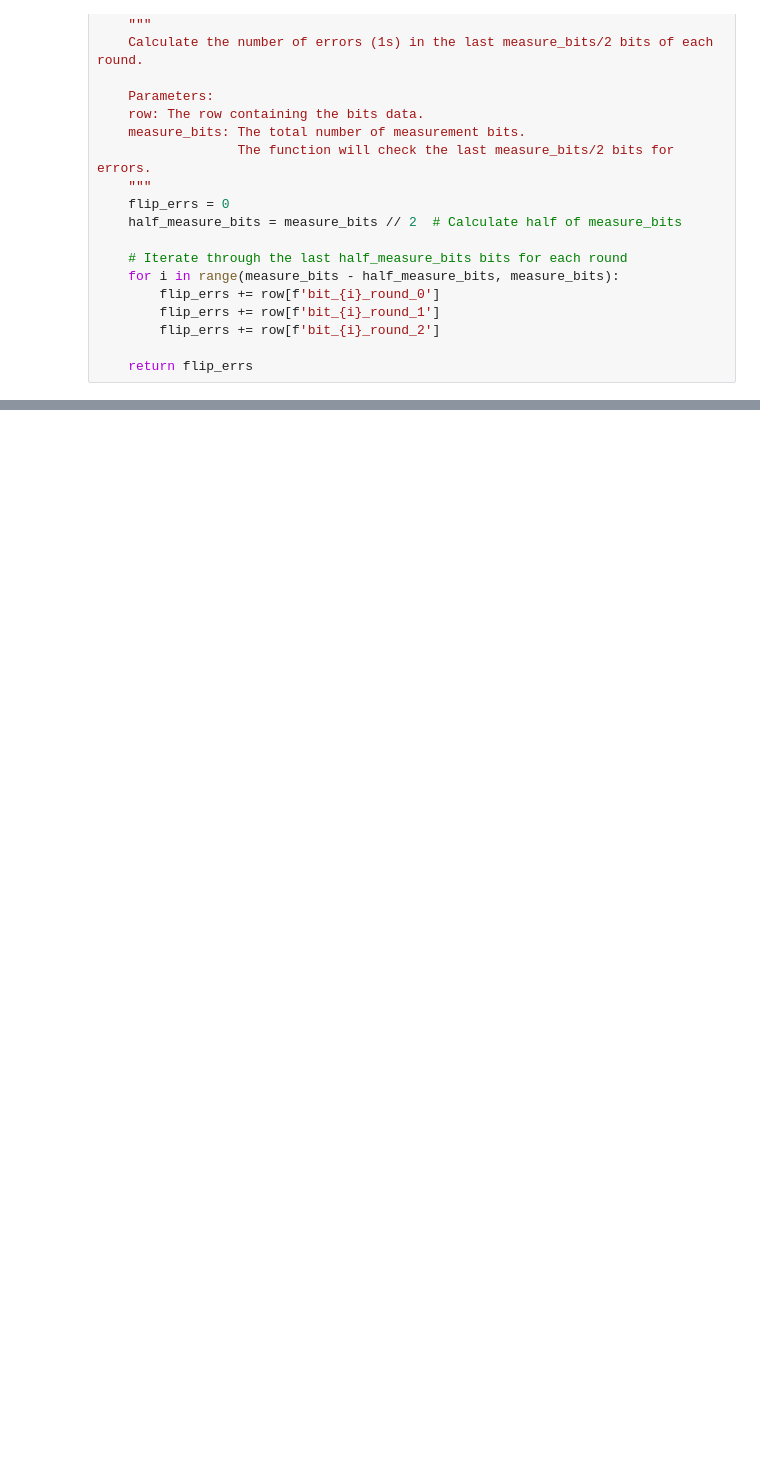
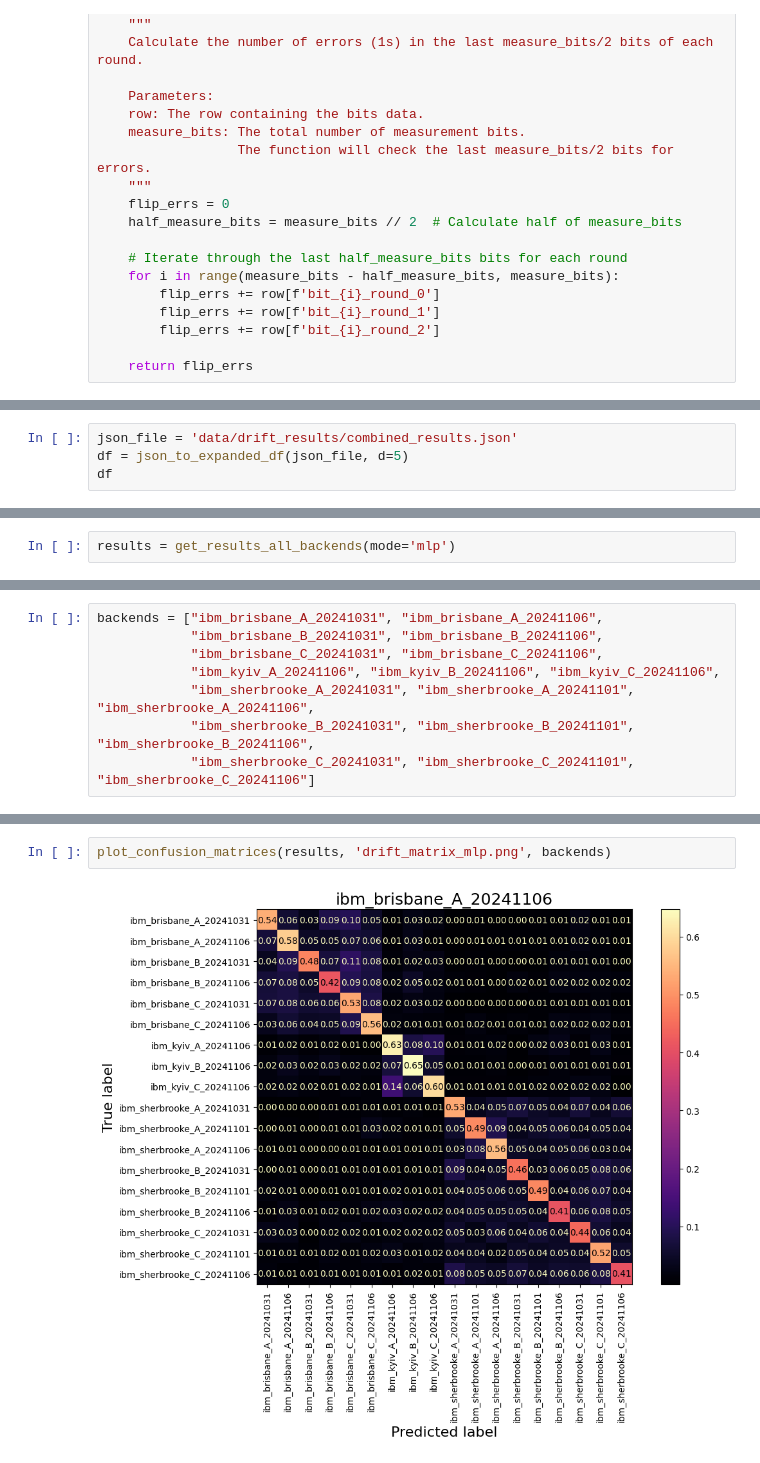
Before and after one commit to devon-campbell/qtcodes, a Jupyter notebook: fingerprinting/xxzz/classifier.ipynb, the cells around one changed output, grey strips where cells are left out. Cells and saved outputs as stored; diff of their text form; blank space fills up the shorter version.

Commit message:
most of drift run completed

```diff
--- a/fingerprinting/xxzz/classifier.ipynb
+++ b/fingerprinting/xxzz/classifier.ipynb
@@ -454,0 +285,4 @@ def build_mlp_classifier(df, target_backend, expected_readout=0, d=5, adjust_thr
+# %%
+json_file = 'data/drift_results/combined_results.json'
+df = json_to_expanded_df(json_file, d=5)
+df
@@ -601,0 +363,2 @@ for backend in backends:
+# %%
+results = get_results_all_backends(mode='mlp')
@@ -601,0 +383,8 @@ for backend in backends:
+# %%
+backends = ["ibm_brisbane_A_20241031", "ibm_brisbane_A_20241106",
+            "ibm_brisbane_B_20241031", "ibm_brisbane_B_20241106",
+            "ibm_brisbane_C_20241031", "ibm_brisbane_C_20241106",
+            "ibm_kyiv_A_20241106", "ibm_kyiv_B_20241106", "ibm_kyiv_C_20241106",
+            "ibm_sherbrooke_A_20241031", "ibm_sherbrooke_A_20241101", "ibm_sherbrooke_A_20241106",
+            "ibm_sherbrooke_B_20241031", "ibm_sherbrooke_B_20241101", "ibm_sherbrooke_B_20241106",
+            "ibm_sherbrooke_C_20241031", "ibm_sherbrooke_C_20241101", "ibm_sherbrooke_C_20241106"]
@@ -601,0 +411,4 @@ for backend in backends:
+# %%
+plot_confusion_matrices(results, 'drift_matrix_mlp.png', backends)
+# %% [output]
+[figure, added]
```
Also changed, not shown: parts of 29 cells of this notebook, 15 other files.
